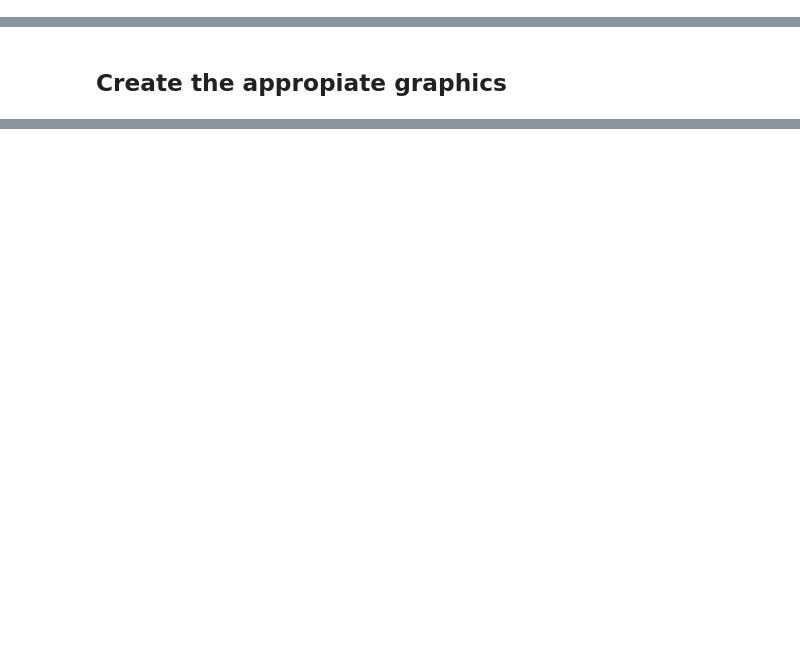
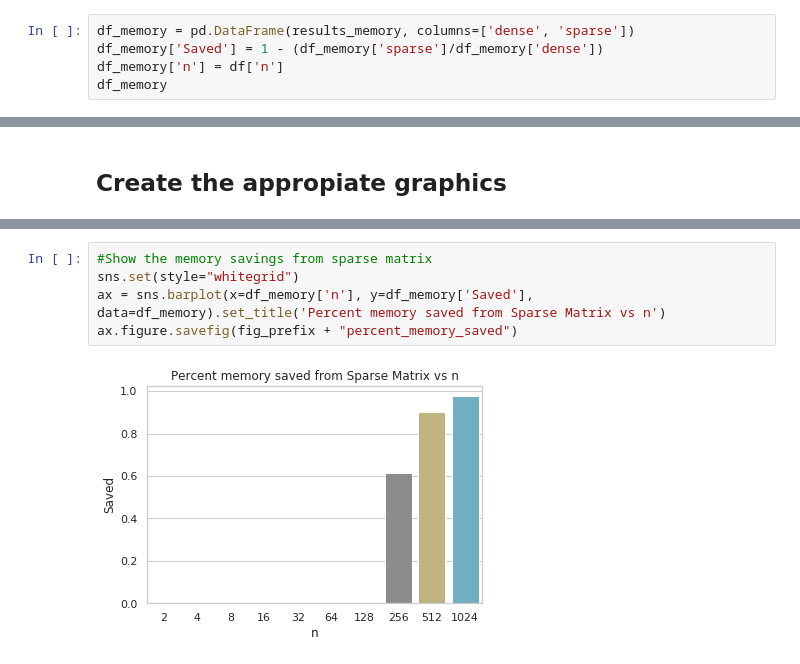
Before and after one commit to alexandroid000/self-assembly, a Jupyter notebook: dataAnalysis/develop/August_14_JW_benchmark_test.ipynb, the cells around one changed output, grey strips where cells are left out. Cells and saved outputs as stored; diff of their text form; blank space fills up the shorter version.

```diff
--- a/dataAnalysis/develop/August_14_JW_benchmark_test.ipynb
+++ b/dataAnalysis/develop/August_14_JW_benchmark_test.ipynb
@@ -270,0 +261,5 @@ df
+# %%
+df_memory = pd.DataFrame(results_memory, columns=['dense', 'sparse'])
+df_memory['Saved'] = 1 - (df_memory['sparse']/df_memory['dense'])
+df_memory['n'] = df['n']
+df_memory
@@ -286,0 +294,7 @@ ax.figure.savefig(fig_prefix + "seconds_for_completion")
+# %%
+#Show the memory savings from sparse matrix
+sns.set(style="whitegrid")
+ax = sns.barplot(x=df_memory['n'], y=df_memory['Saved'], data=df_memory).set_title('Percent memory saved from Sparse Matrix vs n')
+ax.figure.savefig(fig_prefix + "percent_memory_saved")
+# %% [output]
+[figure, added]
```
Also changed, not shown: parts of 10 cells of this notebook, 3 other files.
